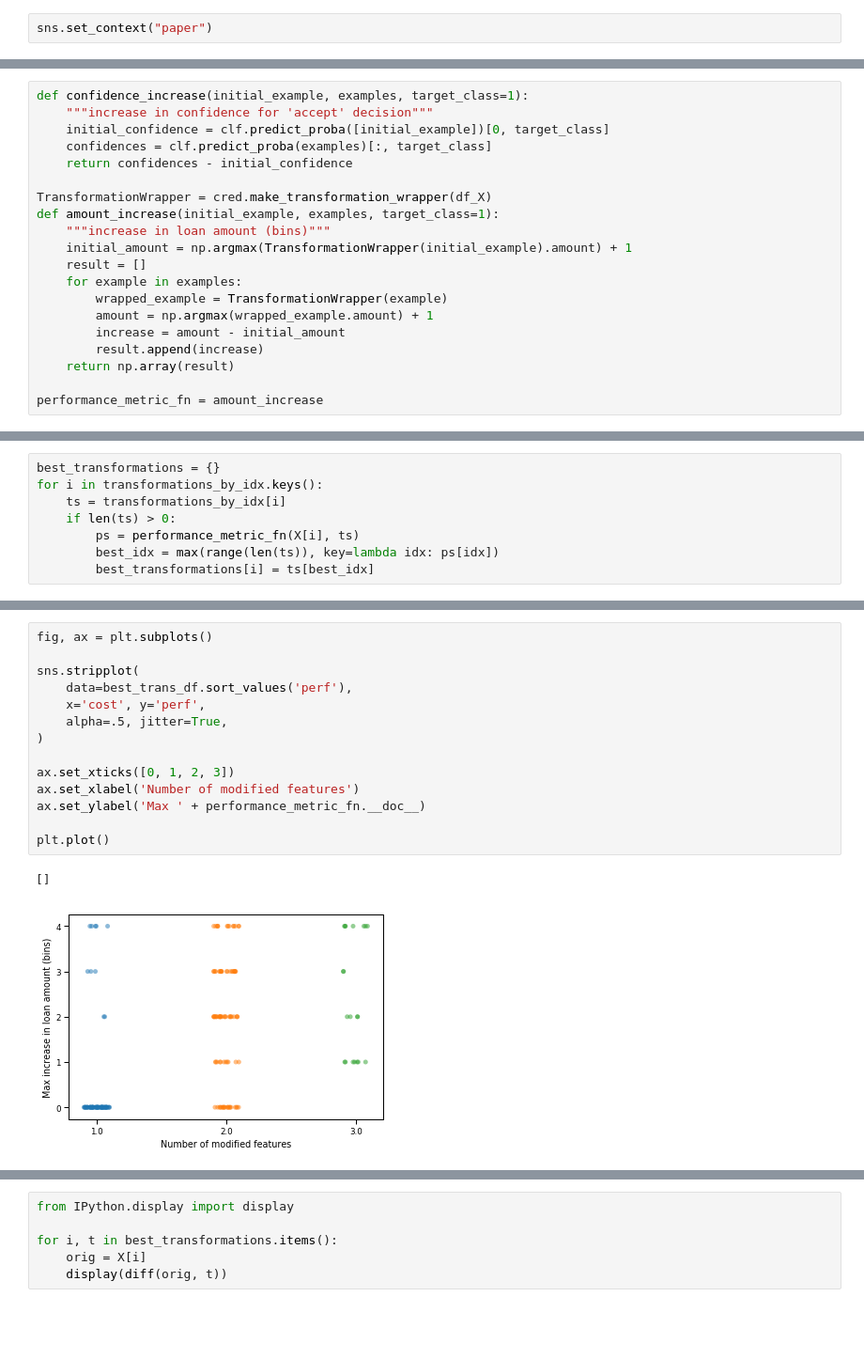
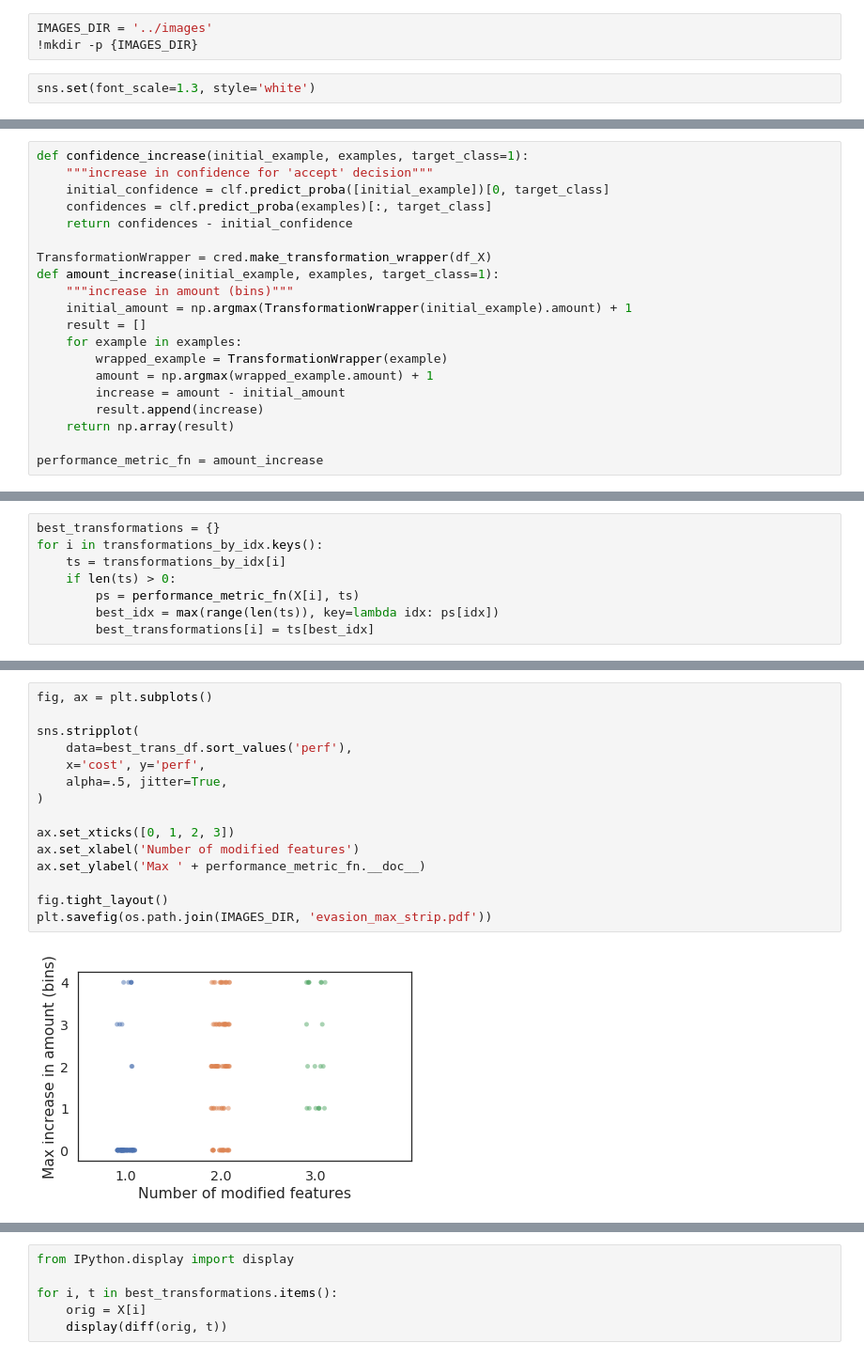
Before and after one commit to spring-epfl/pots, a Jupyter notebook: notebooks/credit_evasion.ipynb, the cells around one changed output, grey strips where cells are left out. Shown at 94% size. Drawn from its saved outputs; the diff is of its cells as text; blank space fills up the shorter version.

Commit message:
Improved plotting

```diff
--- a/notebooks/credit_evasion.ipynb
+++ b/notebooks/credit_evasion.ipynb
@@ -22,8 +24,11 @@ from matplotlib import pyplot as plt
 from tqdm import tqdm_notebook
 
 seed = cred.SEED
-# %%
-sns.set_context("paper")
+# %%
+IMAGES_DIR = '../images'
+!mkdir -p {IMAGES_DIR}
+# %%
+sns.set(font_scale=1.3, style='white')
 # %%
 df, df_X, df_y = cred.load_dataframes('../data/german_credit_data.csv')
 # %%
@@ -98,7 +103,7 @@ def confidence_increase(initial_example, examples, target_class=1):
 
 TransformationWrapper = cred.make_transformation_wrapper(df_X)
 def amount_increase(initial_example, examples, target_class=1):
-    """increase in loan amount (bins)"""
+    """increase in amount (bins)"""
     initial_amount = np.argmax(TransformationWrapper(initial_example).amount) + 1
     result = []
     for example in examples:
@@ -205,20 +212,20 @@ for i, t in tqdm_notebook(best_transformations.items()):
 # %%
 fig, ax = plt.subplots()
 
 sns.stripplot(
     data=best_trans_df.sort_values('perf'),
     x='cost', y='perf',
     alpha=.5, jitter=True,
 )
 
 ax.set_xticks([0, 1, 2, 3])
 ax.set_xlabel('Number of modified features')
 ax.set_ylabel('Max ' + performance_metric_fn.__doc__)
 
-plt.plot()
+fig.tight_layout()
+plt.savefig(os.path.join(IMAGES_DIR, 'evasion_max_strip.pdf'))
 # %% [output]
-[]
-[figure, old version]
+[figure, new version]
 # %%
 fig, ax = plt.subplots()
 
```
Also changed, not shown: parts of 4 cells of this notebook, 2 other files.
